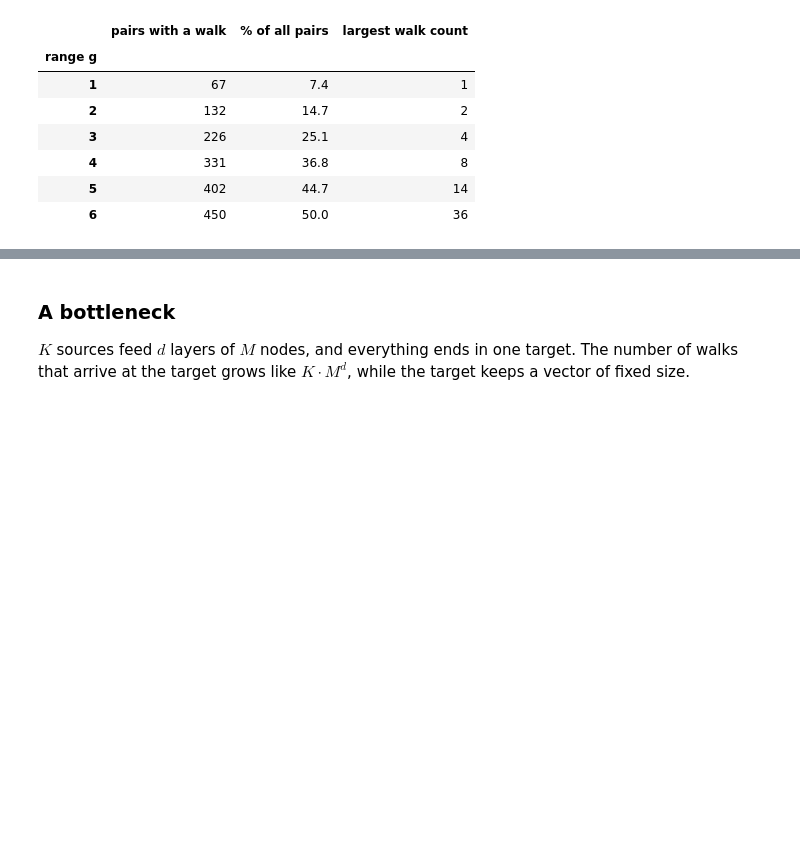
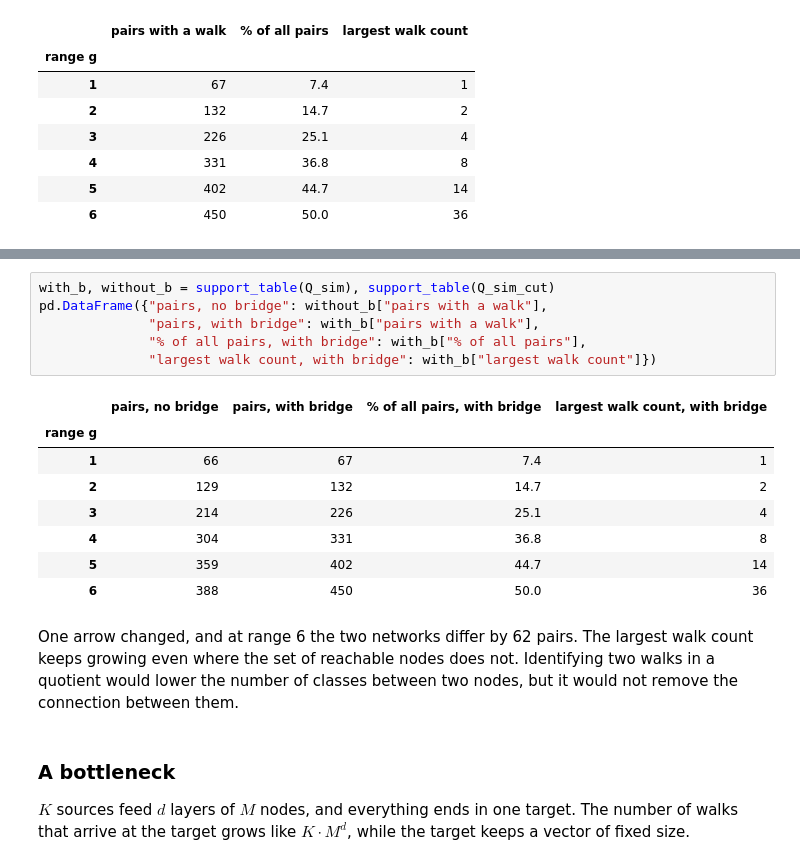
Before and after one commit to Izainea/aiq-quivers, a Jupyter notebook: workshop_ciarp2026.ipynb, the cells around one changed output, grey strips where cells are left out. Saved outputs shown, nothing was run; the diff lists cells and outputs as text; blank space fills up the shorter version.

```diff
--- a/workshop_ciarp2026.ipynb
+++ b/workshop_ciarp2026.ipynb
@@ -365,3 +427,20 @@ support_table(Q_sim)
+# %%
+with_b, without_b = support_table(Q_sim), support_table(Q_sim_cut)
+pd.DataFrame({"pairs, no bridge": without_b["pairs with a walk"],
+              "pairs, with bridge": with_b["pairs with a walk"],
+              "% of all pairs, with bridge": with_b["% of all pairs"],
+              "largest walk count, with bridge": with_b["largest walk count"]})
+# %% [output]
+|  | pairs, no bridge | pairs, with bridge | % of all pairs, with bridge | largest walk count, with bridge |
+| range g |  |  |  |  |
+| 1 | 66 | 67 | 7.4 | 1 |
+| 2 | 129 | 132 | 14.7 | 2 |
+| 3 | 214 | 226 | 25.1 | 4 |
+| 4 | 304 | 331 | 36.8 | 8 |
+| 5 | 359 | 402 | 44.7 | 14 |
+| 6 | 388 | 450 | 50.0 | 36 |
+# %% [markdown]
+One arrow changed, and at range 6 the two networks differ by 62 pairs. The largest walk count keeps growing even where the set of reachable nodes does not. Identifying two walks in a quotient would lower the number of classes between two nodes, but it would not remove the connection between them.
 # %% [markdown]
 ### A bottleneck
 
```
Also changed, not shown: parts of 18 cells of this notebook.
